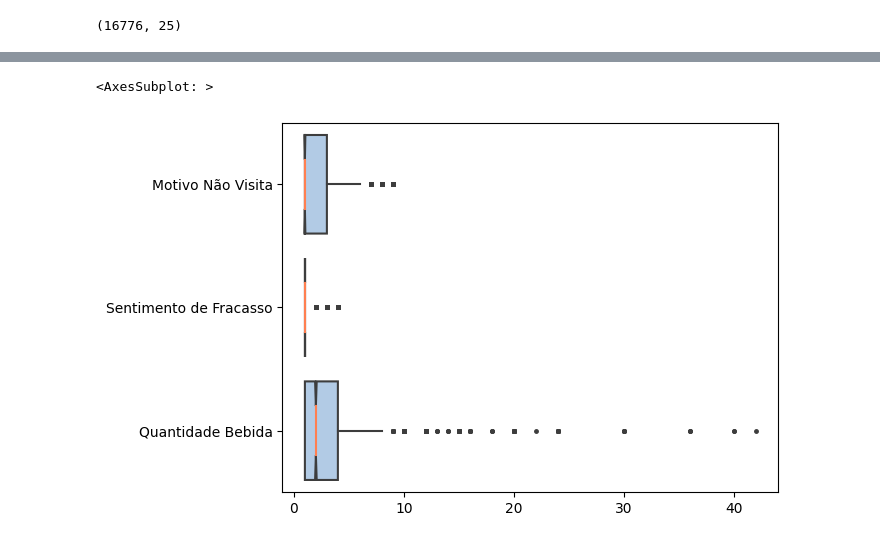
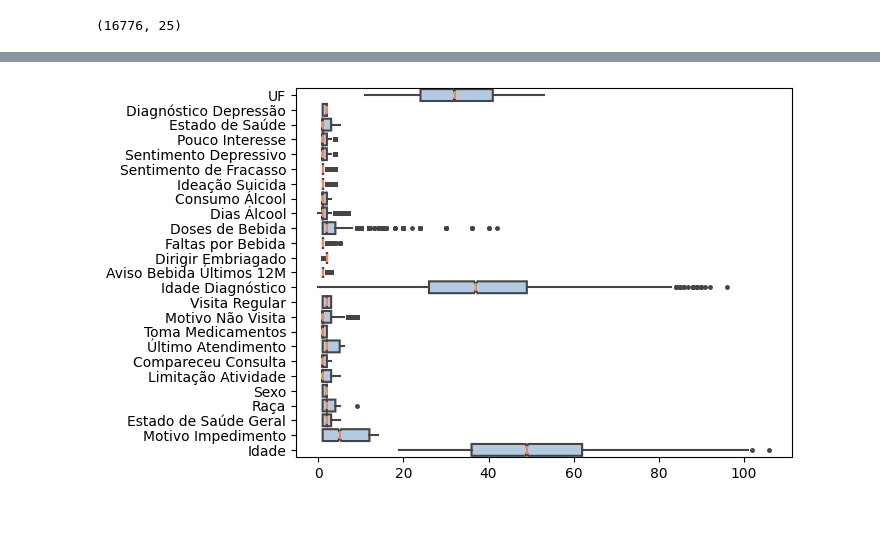
Before and after one commit to Pabloprado-png/TCC-Depressao, a Jupyter notebook: Analise Exploratoria.ipynb, the cells around one changed output, grey strips where cells are left out. Cells and saved outputs as stored; diff of their text form; code cells hidden in the pictures.

```diff
--- a/Analise Exploratoria.ipynb
+++ b/Analise Exploratoria.ipynb
@@ -185,17 +102,21 @@ sns.pairplot(df[['Motivo Não Visita', 'Sentimento de Fracasso', 'Quantidade Beb
+# %%
+# Todos os outliers da base
+def Outlier(df):
+
+   sns.boxplot(
+      data = df,
+      orient =  "h",
+      showcaps = False,
+      notch = True,
+      flierprops = {"marker": "."},
+      boxprops = {
+         "facecolor": (.4, .6, .8, .5)
+      },
+      medianprops = {
+         "color": "coral"
+      }
+   )
 # %%
-sns.boxplot(
-   data = df[['Motivo Não Visita', 'Sentimento de Fracasso', 'Quantidade Bebida']],
-   orient =  "h",
-   showcaps = False,
-   notch = True,
-   flierprops = {"marker": "."},
-   boxprops = {
-      "facecolor": (.4, .6, .8, .5)
-   },
-   medianprops = {
-      "color": "coral"
-   }
-)
+Outlier(df)
 # %% [output]
-<AxesSubplot: >
-[figure, old version]
+[figure, new version]
```
Also changed, not shown: parts of 12 cells of this notebook, 2 other files.
